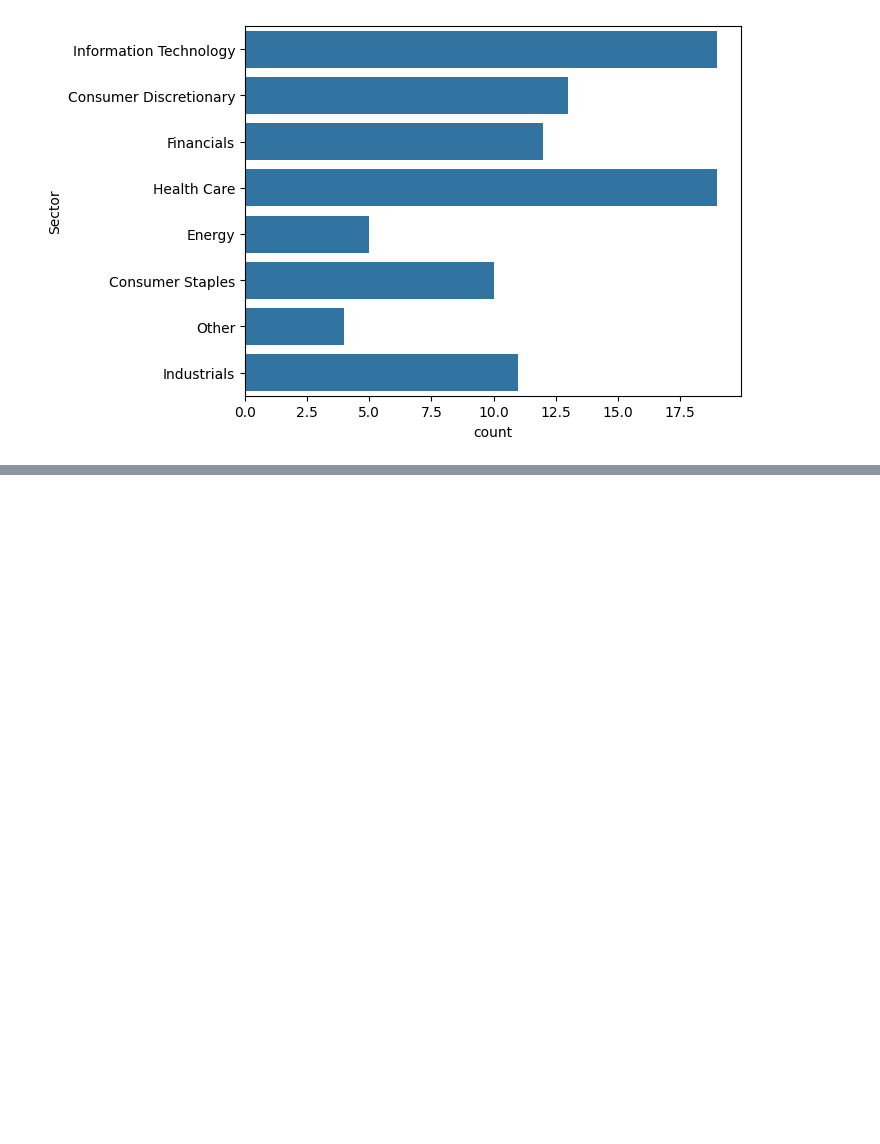
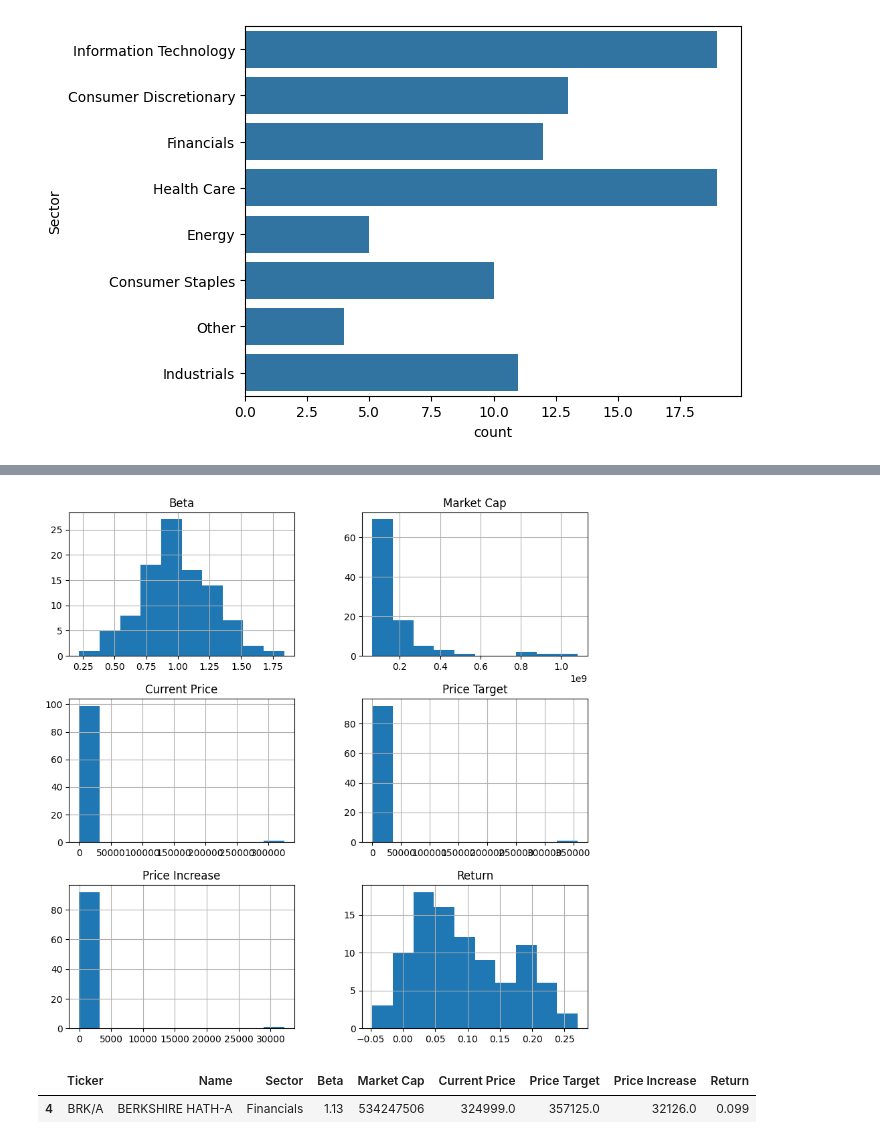
Before and after one commit to L-Gre/Data_Analytics_for_Finance, a Jupyter notebook: Pt2_Applied_Machine_Learning_Algorithms/Mod1_Data_Cleaning_Exploration/countplot_replace.ipynb, the cells around one changed output, grey strips where cells are left out. Drawn from its saved outputs; the diff is of its cells as text; code cells hidden in the pictures; blank space fills up the shorter version.

Commit message:
Add data cleaning .ipynb

```diff
--- a/Pt2_Applied_Machine_Learning_Algorithms/Mod1_Data_Cleaning_Exploration/countplot_replace.ipynb
+++ b/Pt2_Applied_Machine_Learning_Algorithms/Mod1_Data_Cleaning_Exploration/countplot_replace.ipynb
@@ -119,0 +150,10 @@ plt.show()
+# %%
+df_stock_data.hist(figsize=(10, 10))
+plt.show()
+# %% [output]
+[figure, added]
+# %%
+df_stock_data[df_stock_data['Current Price'] == df_stock_data['Current Price'].max()]
+# %% [output]
+|  | Ticker | Name | Sector | Beta | Market Cap | Current Price | Price Target | Price Increase | Return |
+| 4 | BRK/A | BERKSHIRE HATH-A | Financials | 1.13 | 534247506 | 324999.0 | 357125.0 | 32126.0 | 0.099 |
```
Also changed, not shown: parts of 21 cells of this notebook.
